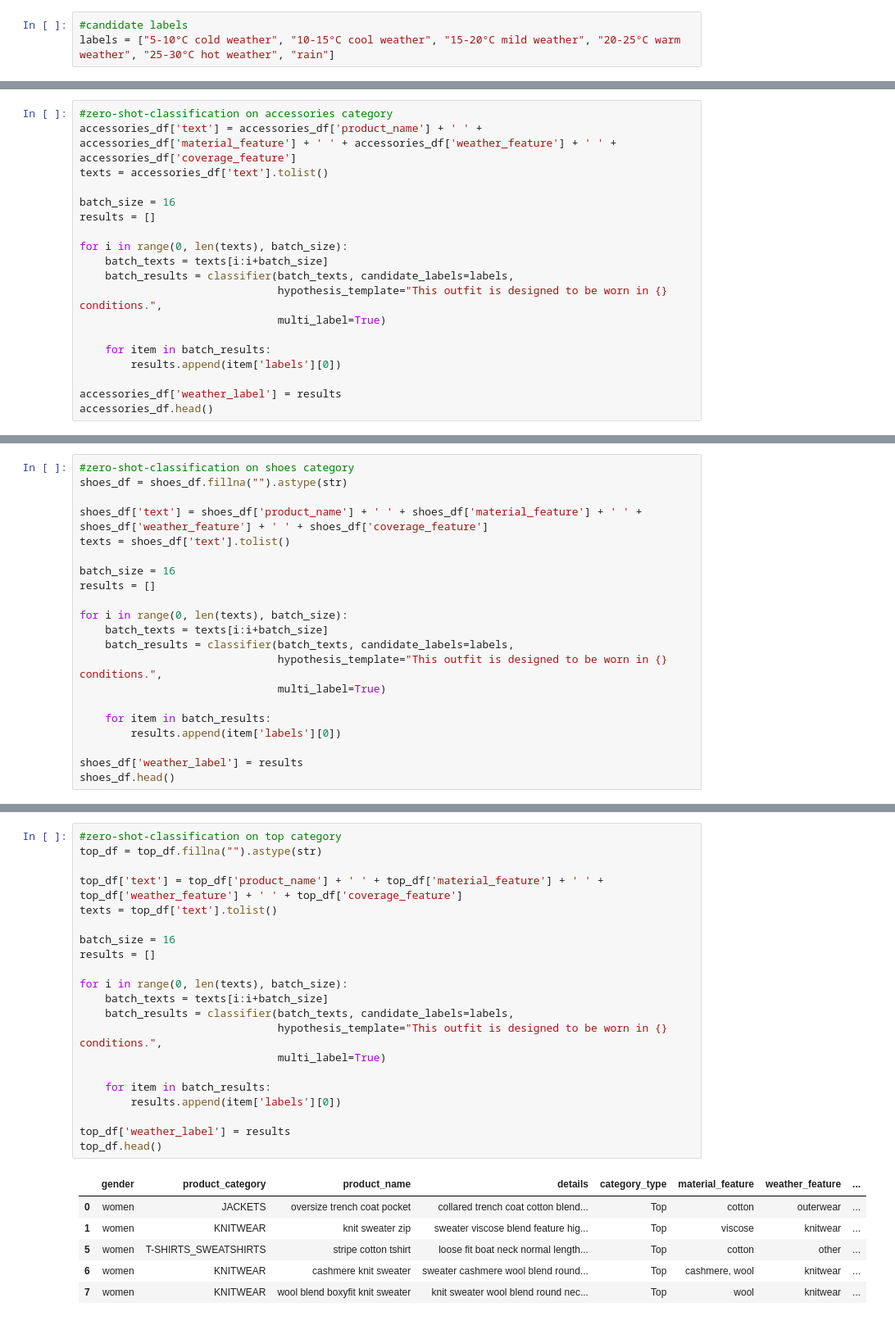
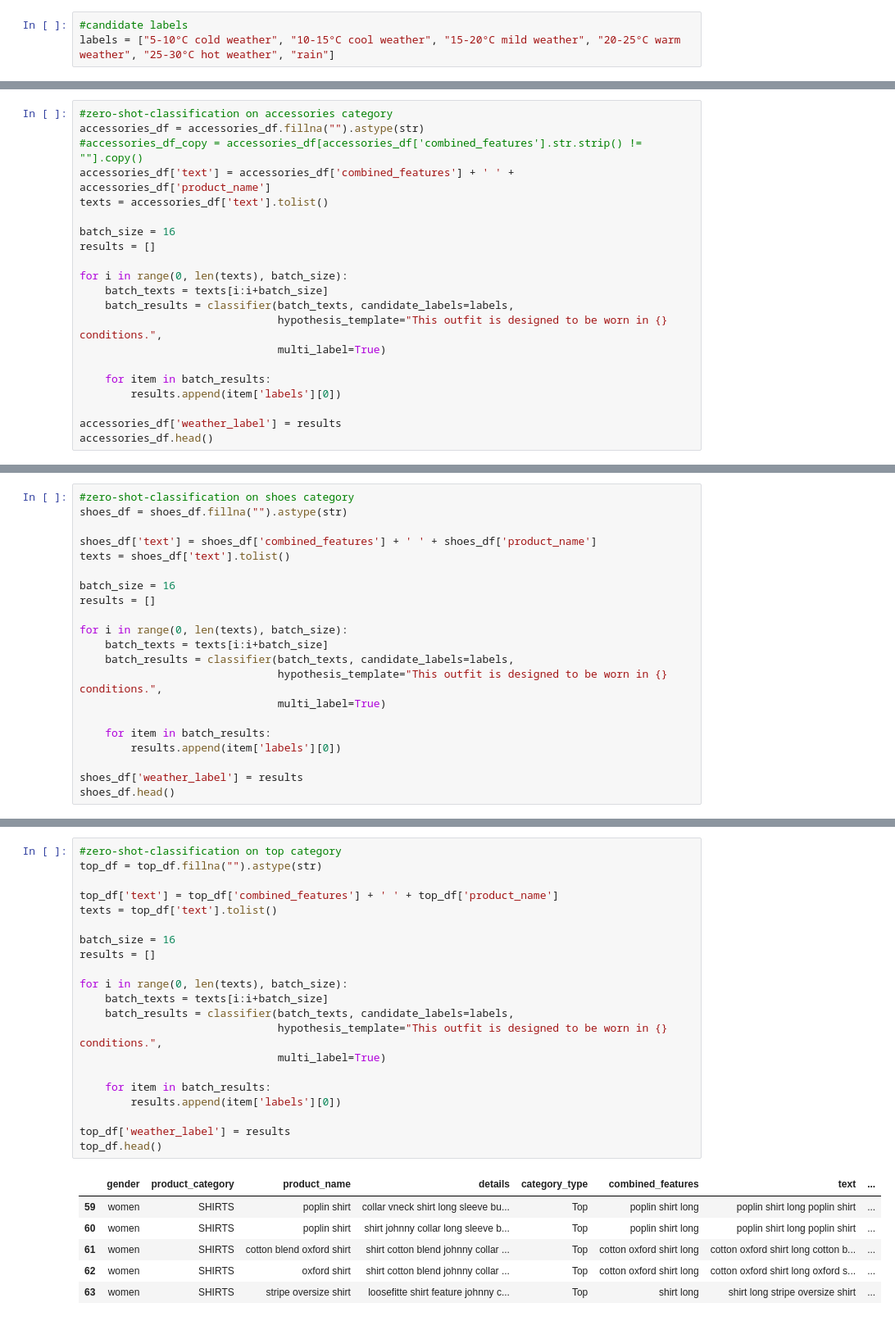
Before and after one commit to pawarsp/what-to-wear-today, a Jupyter notebook: clothes_classification.ipynb, the cells around one changed output, grey strips where cells are left out. Shown at 82% size. Saved outputs shown, nothing was run; the diff lists cells and outputs as text.

```diff
--- a/clothes_classification.ipynb
+++ b/clothes_classification.ipynb
@@ -184,6 +81,8 @@ labels = ["5-10°C cold weather", "10-15°C cool weather", "15-20°C mild weathe
 # %%
 #zero-shot-classification on accessories category
-accessories_df['text'] = accessories_df['product_name'] + ' ' + accessories_df['material_feature'] + ' ' + accessories_df['weather_feature'] + ' ' + accessories_df['coverage_feature']
+accessories_df = accessories_df.fillna("").astype(str)
+#accessories_df_copy = accessories_df[accessories_df['combined_features'].str.strip() != ""].copy()
+accessories_df['text'] = accessories_df['combined_features'] + ' ' + accessories_df['product_name']
 texts = accessories_df['text'].tolist()
 
 batch_size = 16
@@ -217,7 +115,7 @@ accessories_df[accessories_df['weather_label'] == labels[5]]
 #zero-shot-classification on shoes category
 shoes_df = shoes_df.fillna("").astype(str)
 
-shoes_df['text'] = shoes_df['product_name'] + ' ' + shoes_df['material_feature'] + ' ' + shoes_df['weather_feature'] + ' ' + shoes_df['coverage_feature']
+shoes_df['text'] = shoes_df['combined_features'] + ' ' + shoes_df['product_name']
 texts = shoes_df['text'].tolist()
 
 batch_size = 16
@@ -260,29 +150,29 @@ shoes_df[shoes_df['weather_label'] == labels[2]]
 # %%
 #zero-shot-classification on top category
 top_df = top_df.fillna("").astype(str)
 
-top_df['text'] = top_df['product_name'] + ' ' + top_df['material_feature'] + ' ' + top_df['weather_feature'] + ' ' + top_df['coverage_feature']
+top_df['text'] = top_df['combined_features'] + ' ' + top_df['product_name']
 texts = top_df['text'].tolist()
 
 batch_size = 16
 results = []
 
 for i in range(0, len(texts), batch_size):
     batch_texts = texts[i:i+batch_size]
     batch_results = classifier(batch_texts, candidate_labels=labels,
                                hypothesis_template="This outfit is designed to be worn in {} conditions.",
                                multi_label=True)
 
     for item in batch_results:
         results.append(item['labels'][0])
 
 top_df['weather_label'] = results
 top_df.head()
 # %% [output]
-|  | gender | product_category | product_name | details | category_type | material_feature | weather_feature | ... |
-| 0 | women | JACKETS | oversize trench coat pocket | collared trench coat cotton blend... | Top | cotton | outerwear | ... |
-| 1 | women | KNITWEAR | knit sweater zip | sweater viscose blend feature hig... | Top | viscose | knitwear | ... |
-| 5 | women | T-SHIRTS_SWEATSHIRTS | stripe cotton tshirt | loose fit boat neck normal length... | Top | cotton | other | ... |
-| 6 | women | KNITWEAR | cashmere knit sweater | sweater cashmere wool blend round... | Top | cashmere, wool | knitwear | ... |
-| 7 | women | KNITWEAR | wool blend boxyfit knit sweater | knit sweater wool blend round nec... | Top | wool | knitwear | ... |
+|  | gender | product_category | product_name | details | category_type | combined_features | text | ... |
+| 59 | women | SHIRTS | poplin shirt | collar vneck shirt long sleeve bu... | Top | poplin shirt long | poplin shirt long poplin shirt | ... |
+| 60 | women | SHIRTS | poplin shirt | shirt johnny collar long sleeve b... | Top | poplin shirt long | poplin shirt long poplin shirt | ... |
+| 61 | women | SHIRTS | cotton blend oxford shirt | shirt cotton blend johnny collar ... | Top | cotton oxford shirt long | cotton oxford shirt long cotton b... | ... |
+| 62 | women | SHIRTS | oxford shirt | shirt cotton blend johnny collar ... | Top | cotton oxford shirt long | cotton oxford shirt long oxford s... | ... |
+| 63 | women | SHIRTS | stripe oversize shirt | loosefitte shirt feature johnny c... | Top | shirt long | shirt long stripe oversize shirt | ... |
 # %%
```
Also changed, not shown: parts of 30 cells of this notebook.
